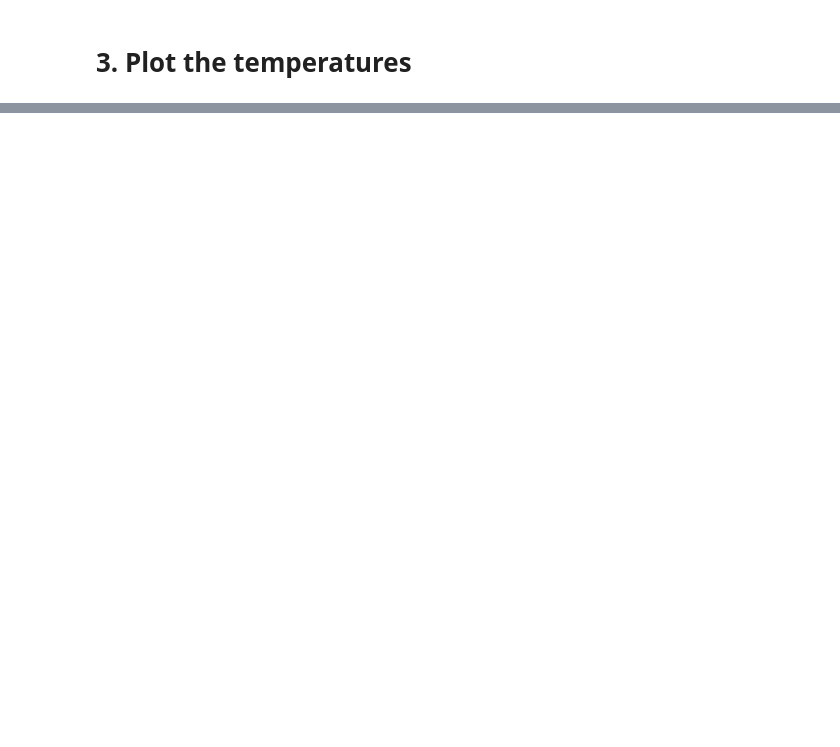
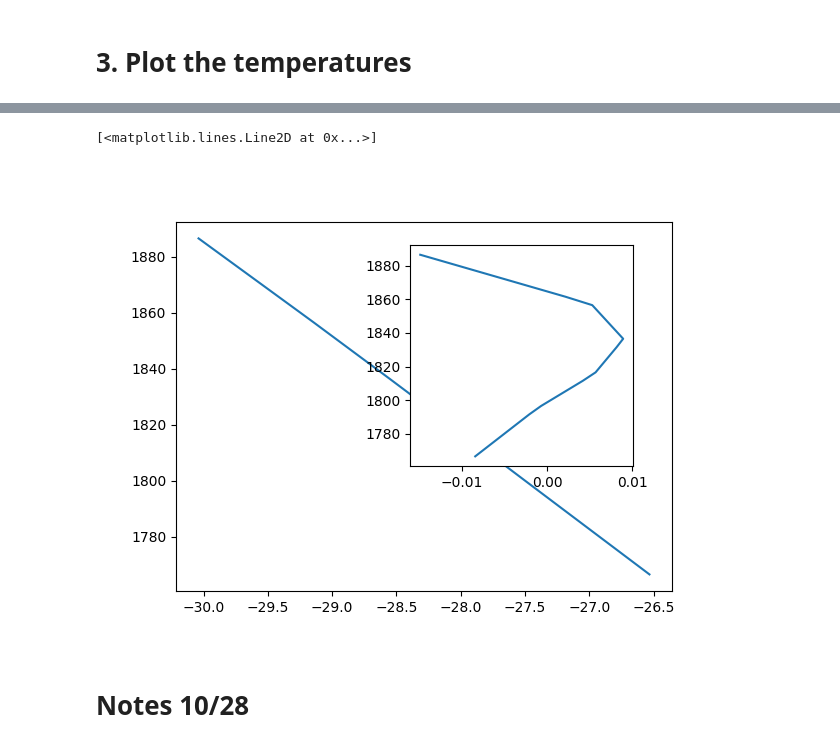
Before and after one commit to johnmorganmanos/AH_temp_paper, a Jupyter notebook: fig2.ipynb, the cells around one changed output, grey strips where cells are left out. Cells and saved outputs as stored; diff of their text form; code cells hidden in the pictures; blank space fills up the shorter version.

```diff
--- a/fig2.ipynb
+++ b/fig2.ipynb
@@ -351,0 +402,25 @@ plt.tight_layout()
+# %%
+temp_fast_temps = []
+temp_fast_depths = []
+for z_bore in depth_values:
+    try:
+        temp_fast = Ts[0].at(508000, -1.3525e6, z_bore)
+        temp_fast_temps.append(temp_fast)
+        temp_fast_depths.append(z_bore)
+    except:
+        continue
+
+
+
+fig,ax = plt.subplots()
+
+ax.plot(temp_fast_temps, temp_fast_depths)
+
+axinses = inset_axes(ax, width = "100%", height = "100%", loc='lower right', bbox_to_anchor=(.5, .30, .45, .60), bbox_transform=ax.transAxes, borderpad=1)
+
+axinses.plot(scipy.signal.detrend(temp_fast_temps), temp_fast_depths)
+# %% [output]
+[<matplotlib.lines.Line2D at 0x...>]
+[figure, added]
+# %% [markdown]
+# Notes 10/28
```
Also changed, not shown: parts of 9 cells of this notebook, 2 other files.
